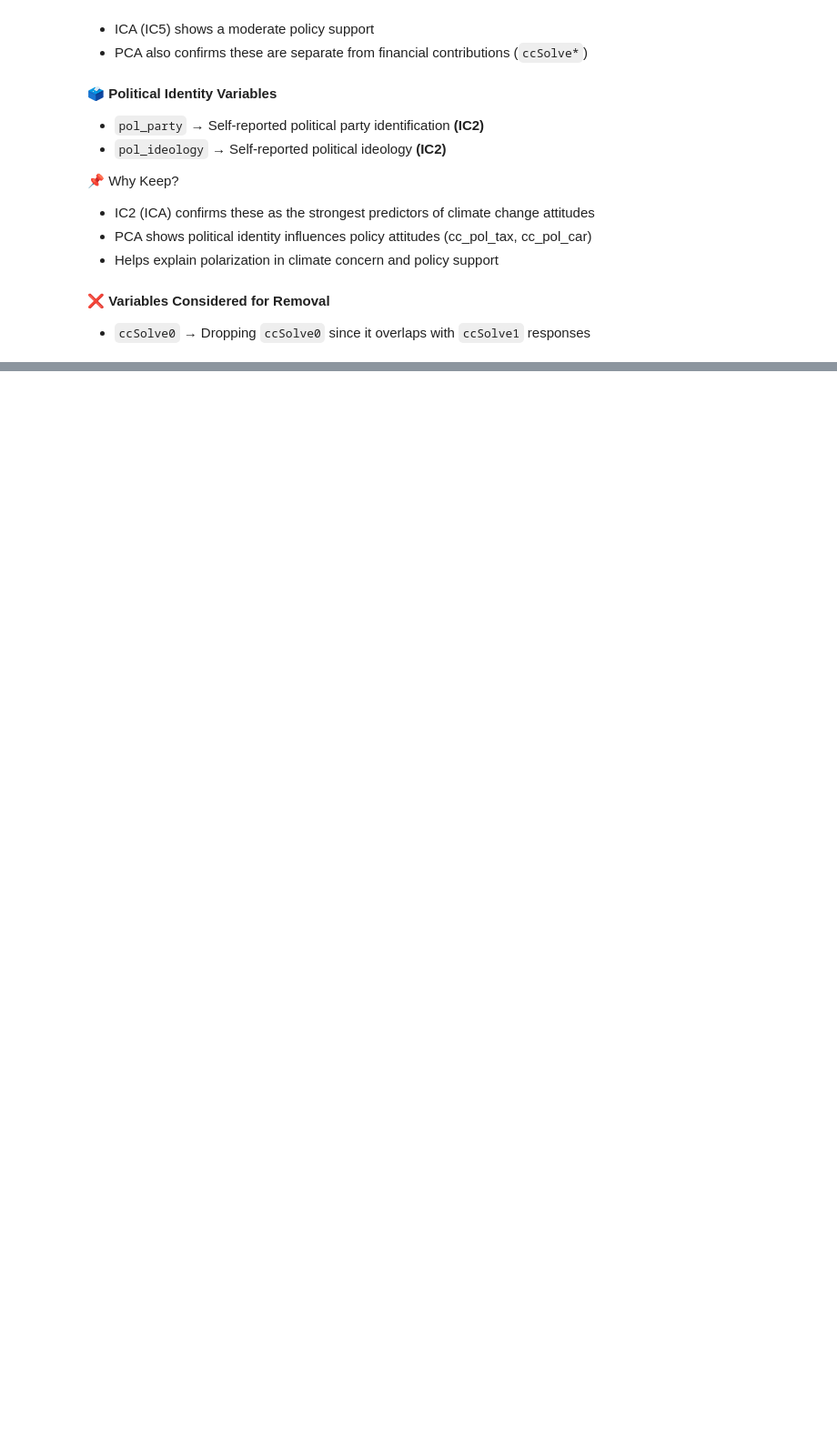
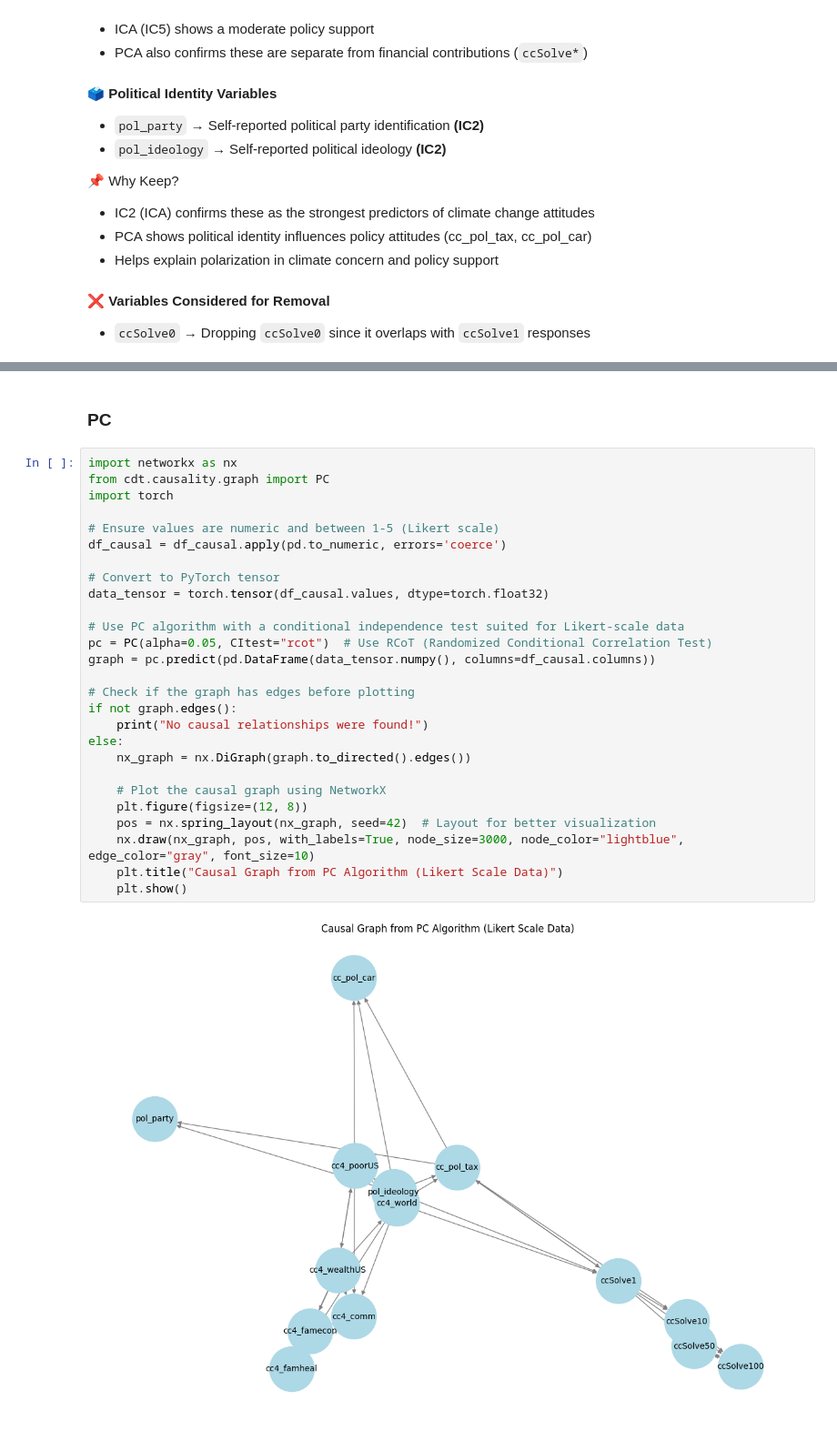
Before and after one commit to paraskevasleivadaros/climate-opinions-and-elections, a Jupyter notebook: notebooks/causal-methods.ipynb, the cells around one changed output, grey strips where cells are left out. Shown at 91% size. Cells and saved outputs as stored; diff of their text form; blank space fills up the shorter version.

```diff
--- a/notebooks/exploratory_data_analysis.ipynb
+++ b/notebooks/causal-methods.ipynb
@@ -981,0 +1137,31 @@ Based on **exploratory data analysis (EDA), factor analysis (PCA & ICA), and cor
+# %% [markdown]
+### PC
+# %%
+import networkx as nx
+from cdt.causality.graph import PC
+import torch
+
+# Ensure values are numeric and between 1-5 (Likert scale)
+df_causal = df_causal.apply(pd.to_numeric, errors='coerce')
+
+# Convert to PyTorch tensor
+data_tensor = torch.tensor(df_causal.values, dtype=torch.float32)
+
+# Use PC algorithm with a conditional independence test suited for Likert-scale data
+pc = PC(alpha=0.05, CItest="rcot")  # Use RCoT (Randomized Conditional Correlation Test)
+graph = pc.predict(pd.DataFrame(data_tensor.numpy(), columns=df_causal.columns))
+
+# Check if the graph has edges before plotting
+if not graph.edges():
+    print("No causal relationships were found!")
+else:
+    nx_graph = nx.DiGraph(graph.to_directed().edges())
+
+    # Plot the causal graph using NetworkX
+    plt.figure(figsize=(12, 8))
+    pos = nx.spring_layout(nx_graph, seed=42)  # Layout for better visualization
+    nx.draw(nx_graph, pos, with_labels=True, node_size=3000, node_color="lightblue", edge_color="gray", font_size=10)
+    plt.title("Causal Graph from PC Algorithm (Likert Scale Data)")
+    plt.show()
+# %% [output]
+[figure, added]
```
Also changed, not shown: parts of 34 cells of this notebook, 1 other file.
